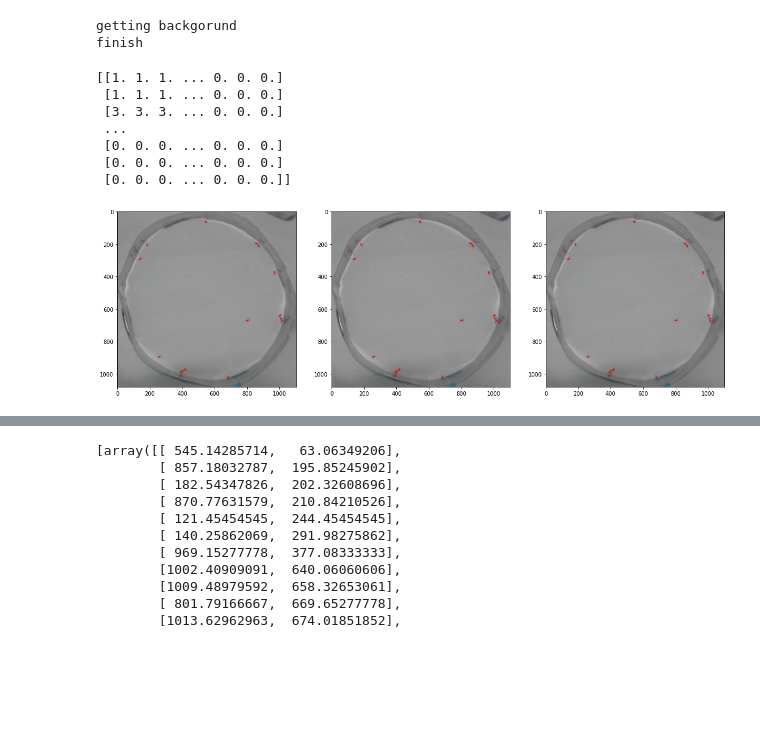
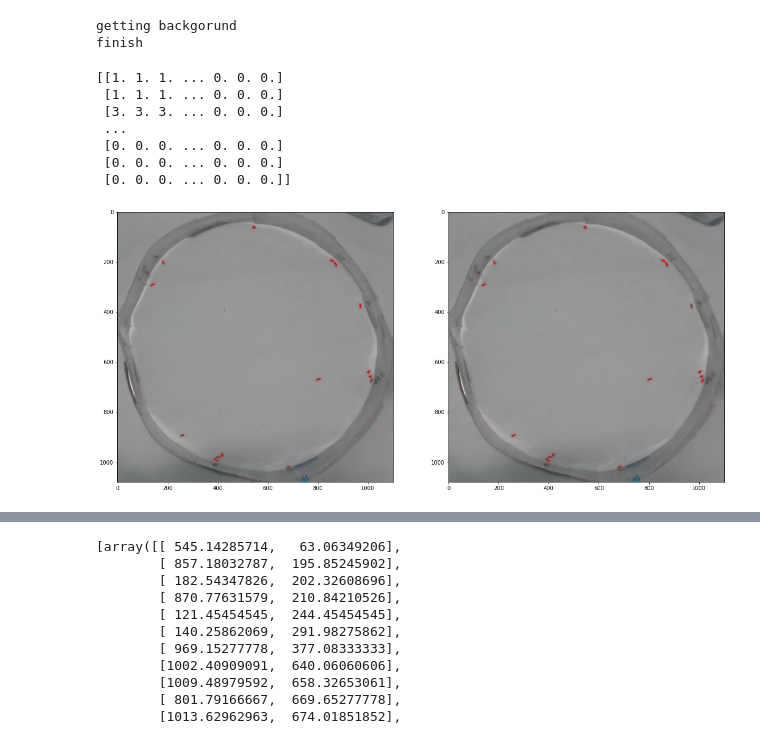
Before and after one commit to kms0805/Ant, a Jupyter notebook: Untitled.ipynb, the cells around one changed output, grey strips where cells are left out. Saved outputs shown, nothing was run; the diff lists cells and outputs as text; code cells hidden in the pictures; blank space fills up the shorter version.

```diff
--- a/Untitled.ipynb
+++ b/Untitled.ipynb
@@ -11,7 +11,7 @@ from scipy.optimize import linear_sum_assignment as linear_assignment
 
 %matplotlib inline
 # %%
-video = 'AntClusterVideo/0417_short.mkv'
+video = '0417_short.mkv'
 
 testimg = utils.load_video_frame(video,1)
 testcrop = testimg
@@ -35,39 +35,35 @@ finish
 # %%
 is_black = median.mean(axis=2) < 100
 img = utils.load_video_frame(video, 0)
-mask = getMask(img, median, 40,is_black)
-mask2 = getMask(img, median, 40)
+mask = getMask(img, median, 50,is_black)
+mask2 = getMask(img, median, 50)
 black_th = 100
 gray = median.mean(axis=2) < 100
 
 diff = cv2.absdiff(img, median)
 diff = diff.mean(axis=2)
 print(diff)
 mask_b =  (gray < black_th) & (diff > 50 - 20)
 mask_b = mask_b[:,:,np.newaxis] | mask2
 output = img*mask_b.astype('uint8')
 
 output2 = img*mask2.astype('uint8')
 plt.figure(figsize=(20,12))
-plt.subplot(1,3,1)
+plt.subplot(1,2,1)
 bd.visualize_detection(img,output2,1)
 
-plt.subplot(1,3,2)
-
-bd.visualize_detection(img,output,1)
-
-plt.subplot(1,3,3)
+plt.subplot(1,2,2)
 output = img*mask.astype('uint8')
 bd.visualize_detection(img,output,1)
 # %% [output]
 [[1. 1. 1. ... 0. 0. 0.]
  [1. 1. 1. ... 0. 0. 0.]
  [3. 3. 3. ... 0. 0. 0.]
  ...
  [0. 0. 0. ... 0. 0. 0.]
  [0. 0. 0. ... 0. 0. 0.]
  [0. 0. 0. ... 0. 0. 0.]]
-[figure, old version]
+[figure, new version]
 # %%
 def getMask(img,background,threshold, is_black = None):
     diff = cv2.absdiff(img,background)
```
Also changed, not shown: parts of 17 cells of this notebook, 2 other files.
